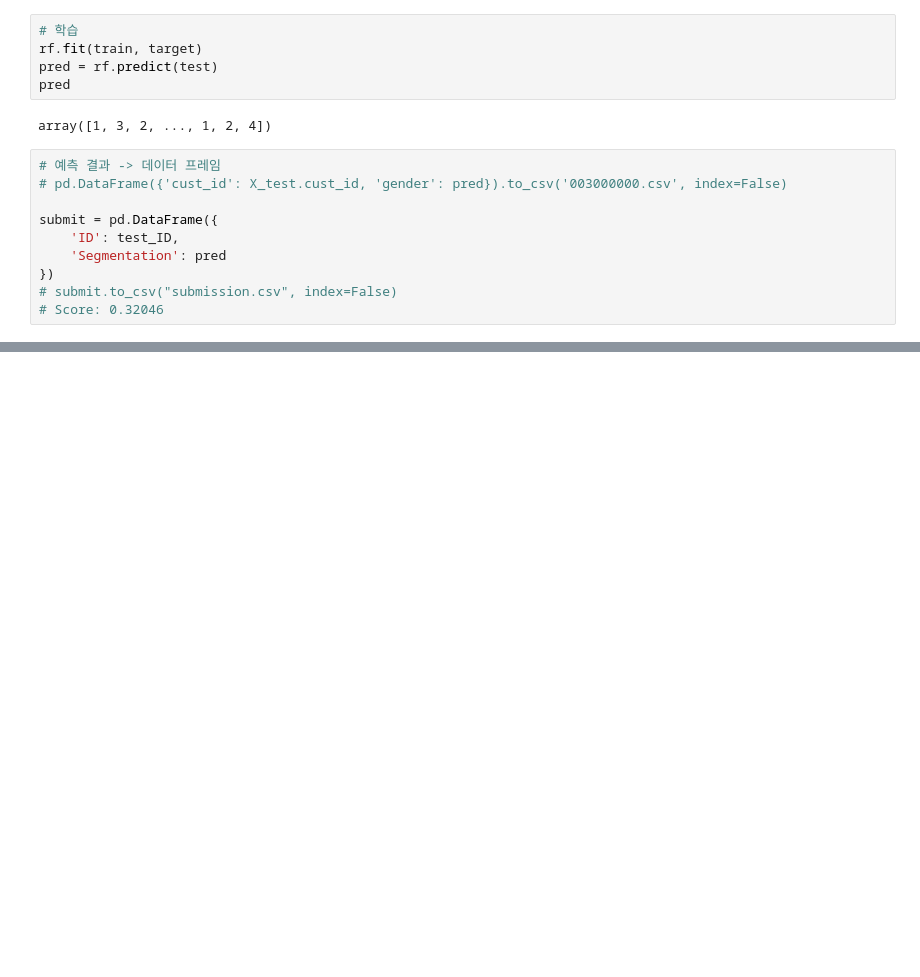
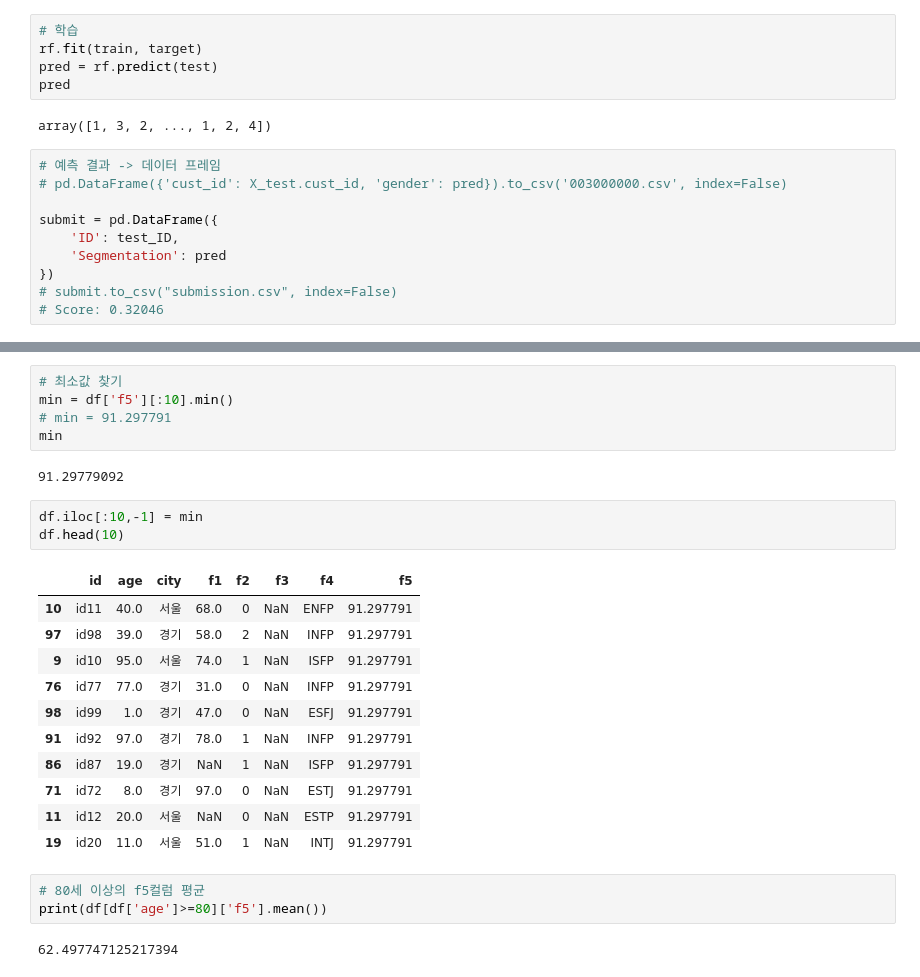
Before and after one commit to zudata/BEAKJOON, a Jupyter notebook: study/Big Data Certification study.ipynb, the cells around one changed output, grey strips where cells are left out. Drawn from its saved outputs; the diff is of its cells as text; blank space fills up the shorter version.

```diff
--- a/study/Big Data Certification study.ipynb
+++ b/study/Big Data Certification study.ipynb
@@ -3902,0 +3939,27 @@ submit = pd.DataFrame({
+# %%
+# 최소값 찾기
+min = df['f5'][:10].min()
+# min = 91.297791
+min
+# %% [output]
+91.29779092
+# %%
+df.iloc[:10,-1] = min
+df.head(10)
+# %% [output]
+|  | id | age | city | f1 | f2 | f3 | f4 | f5 |
+| 10 | id11 | 40.0 | 서울 | 68.0 | 0 | NaN | ENFP | 91.297791 |
+| 97 | id98 | 39.0 | 경기 | 58.0 | 2 | NaN | INFP | 91.297791 |
+| 9 | id10 | 95.0 | 서울 | 74.0 | 1 | NaN | ISFP | 91.297791 |
+| 76 | id77 | 77.0 | 경기 | 31.0 | 0 | NaN | INFP | 91.297791 |
+| 98 | id99 | 1.0 | 경기 | 47.0 | 0 | NaN | ESFJ | 91.297791 |
+| 91 | id92 | 97.0 | 경기 | 78.0 | 1 | NaN | INFP | 91.297791 |
+| 86 | id87 | 19.0 | 경기 | NaN | 1 | NaN | ISFP | 91.297791 |
+| 71 | id72 | 8.0 | 경기 | 97.0 | 0 | NaN | ESTJ | 91.297791 |
+| 11 | id12 | 20.0 | 서울 | NaN | 0 | NaN | ESTP | 91.297791 |
+| 19 | id20 | 11.0 | 서울 | 51.0 | 1 | NaN | INTJ | 91.297791 |
+# %%
+# 80세 이상의 f5컬럼 평균
+print(df[df['age']>=80]['f5'].mean())
+# %% [output]
+62.497747125217394
```
Also changed, not shown: parts of 3 cells of this notebook.
